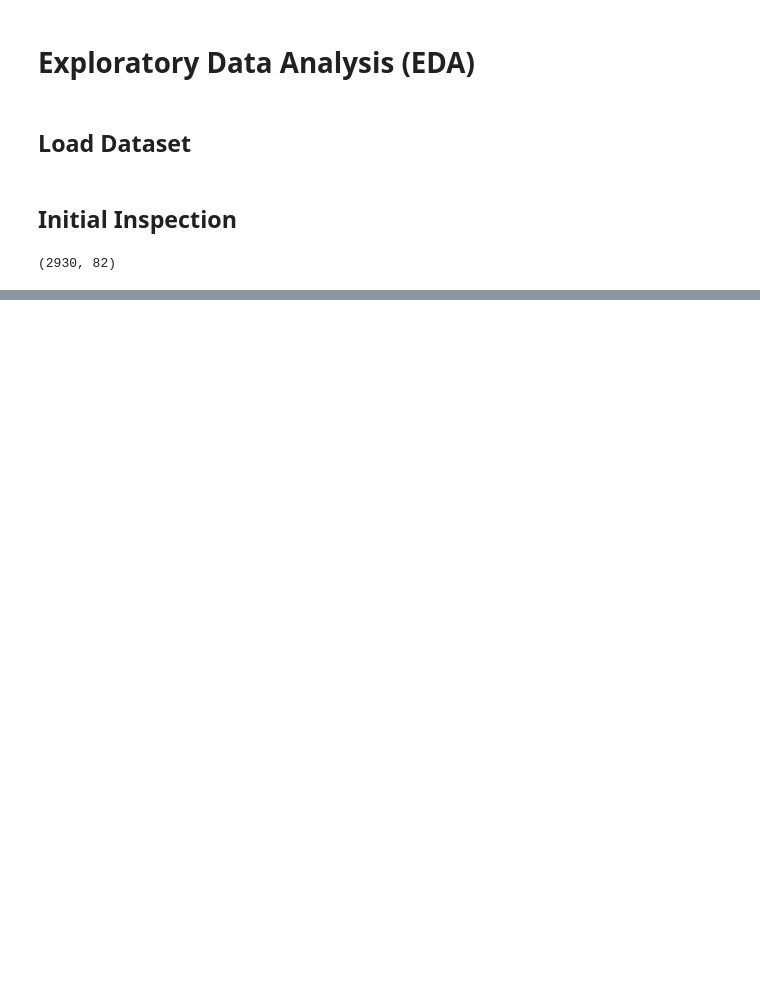
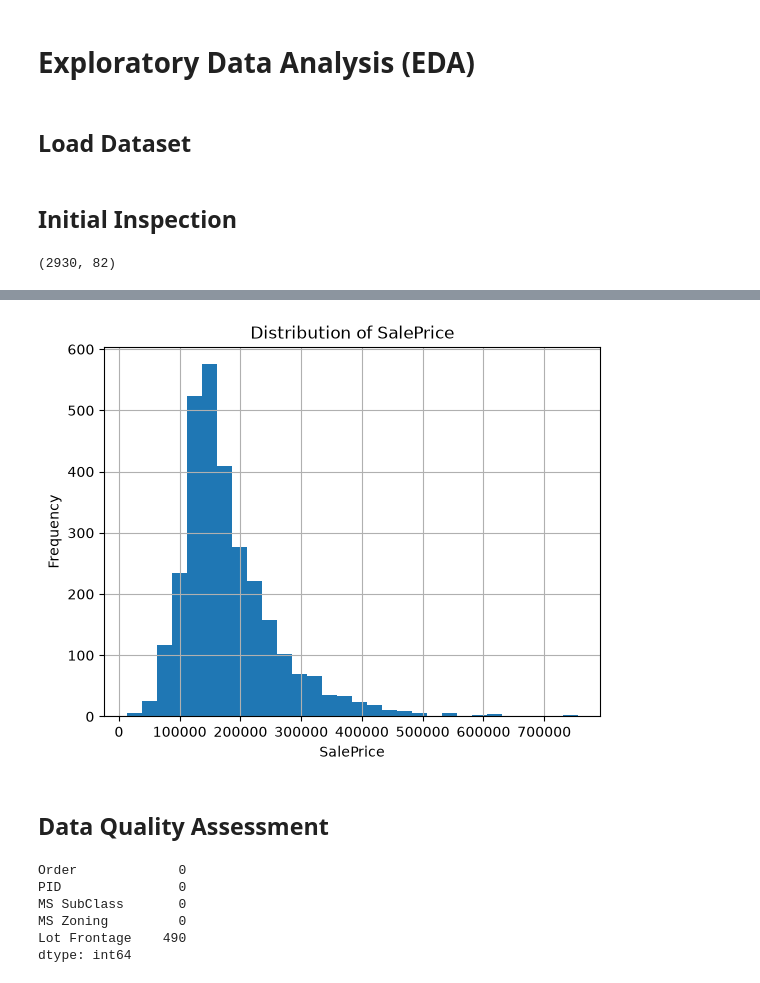
Before and after one commit to ahmad1037/House-Price-Prediction, a Jupyter notebook: notebooks/01_eda.ipynb, the cells around one changed output, grey strips where cells are left out. Cells and saved outputs as stored; diff of their text form; code cells hidden in the pictures; blank space fills up the shorter version.

```diff
--- a/notebooks/01_eda.ipynb
+++ b/notebooks/01_eda.ipynb
@@ -38,0 +96,8 @@ train_df.describe(include="object")
+# %%
+train_df["SalePrice"].hist(bins=30)
+plt.xlabel("SalePrice")
+plt.ylabel("Frequency")
+plt.title("Distribution of SalePrice")
+plt.show()
+# %% [output]
+[figure, added]
@@ -38,0 +110,13 @@ train_df.describe(include="object")
+# %% [markdown]
+## Data Quality Assessment
+# %%
+missing_values = train_df.isnull().sum()
+
+missing_values.head()
+# %% [output]
+Order             0
+PID               0
+MS SubClass       0
+MS Zoning         0
+Lot Frontage    490
+dtype: int64
```
Also changed, not shown: parts of 57 cells of this notebook, 1 other file.
